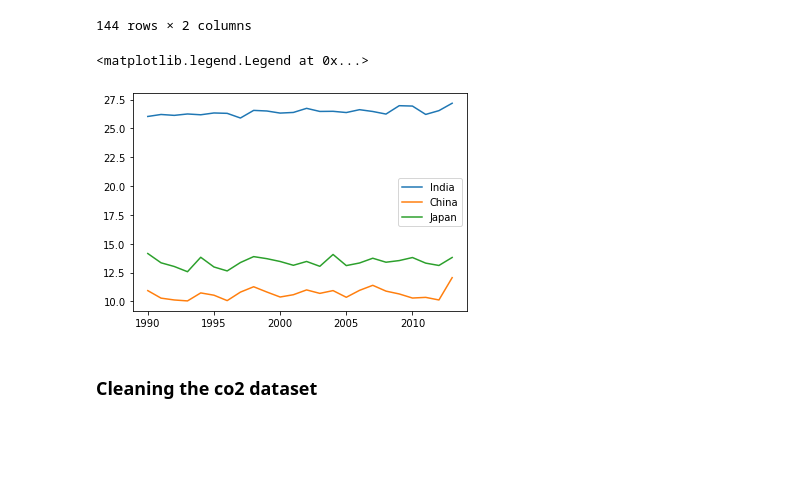
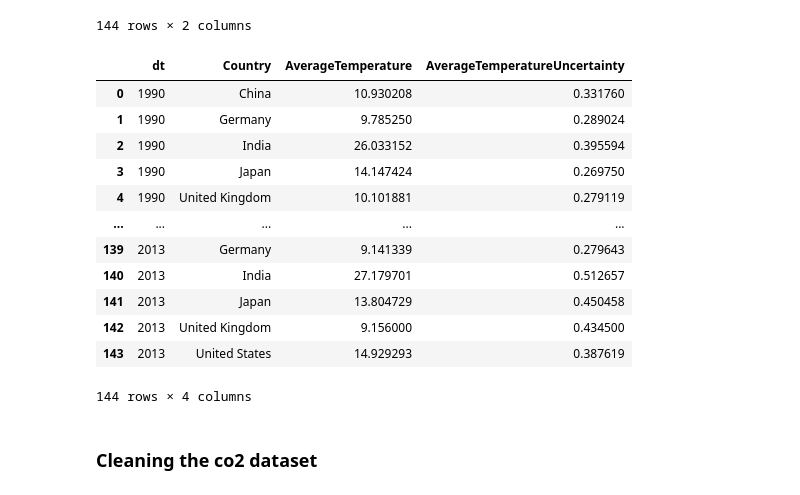
Before and after one commit to thesuhas/Climate-Change-Industrialisation, a Jupyter notebook: script1.ipynb, the cells around one changed output. Saved outputs shown, nothing was run; the diff lists cells and outputs as text; code cells hidden in the pictures; blank space fills up the shorter version.

```diff
--- a/script1.ipynb
+++ b/script1.ipynb
@@ -181,18 +182,23 @@ grouped
 |  | United Kingdom | 9.156000 | 0.434500 |
 |  | United States | 14.929293 | 0.387619 |
 144 rows × 2 columns
-# %%
-temp = grouped.reset_index()
-india = temp[temp['Country'] == 'India']
-china = temp[temp['Country'] == 'China']
-japan = temp[temp['Country'] == 'Japan']
-plt.plot(india['dt'], india['AverageTemperature'], label='India')
-plt.plot(china['dt'], china['AverageTemperature'], label='China')
-plt.plot(japan['dt'], japan['AverageTemperature'], label='Japan')
-plt.legend()
-# %% [output]
-<matplotlib.legend.Legend at 0x...>
-[figure, removed]
+# %%
+temp = grouped.reset_index()
+temp
+# %% [output]
+|  | dt | Country | AverageTemperature | AverageTemperatureUncertainty |
+| 0 | 1990 | China | 10.930208 | 0.331760 |
+| 1 | 1990 | Germany | 9.785250 | 0.289024 |
+| 2 | 1990 | India | 26.033152 | 0.395594 |
+| 3 | 1990 | Japan | 14.147424 | 0.269750 |
+| 4 | 1990 | United Kingdom | 10.101881 | 0.279119 |
+| ... | ... | ... | ... | ... |
+| 139 | 2013 | Germany | 9.141339 | 0.279643 |
+| 140 | 2013 | India | 27.179701 | 0.512657 |
+| 141 | 2013 | Japan | 13.804729 | 0.450458 |
+| 142 | 2013 | United Kingdom | 9.156000 | 0.434500 |
+| 143 | 2013 | United States | 14.929293 | 0.387619 |
+144 rows × 4 columns
 # %% [markdown]
 ### Cleaning the co2 dataset
 # %%
```
Also changed, not shown: parts of 6 cells of this notebook.
